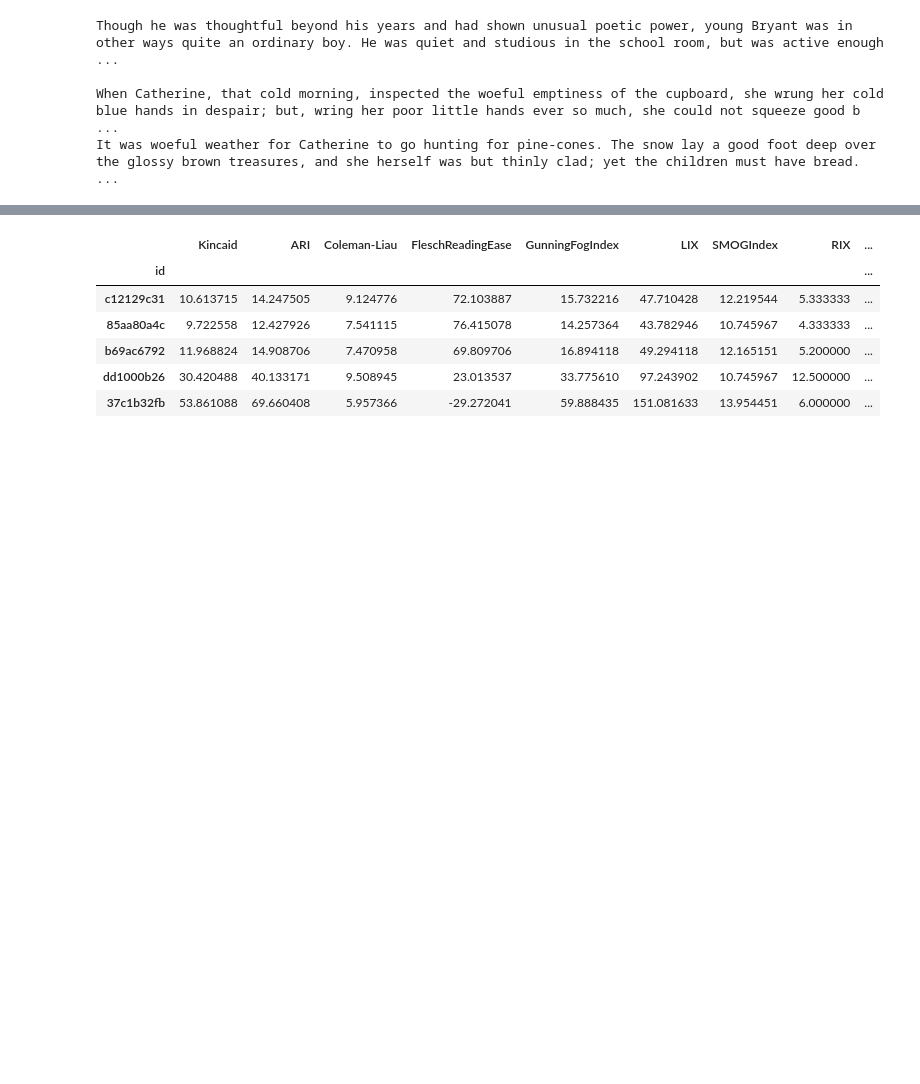
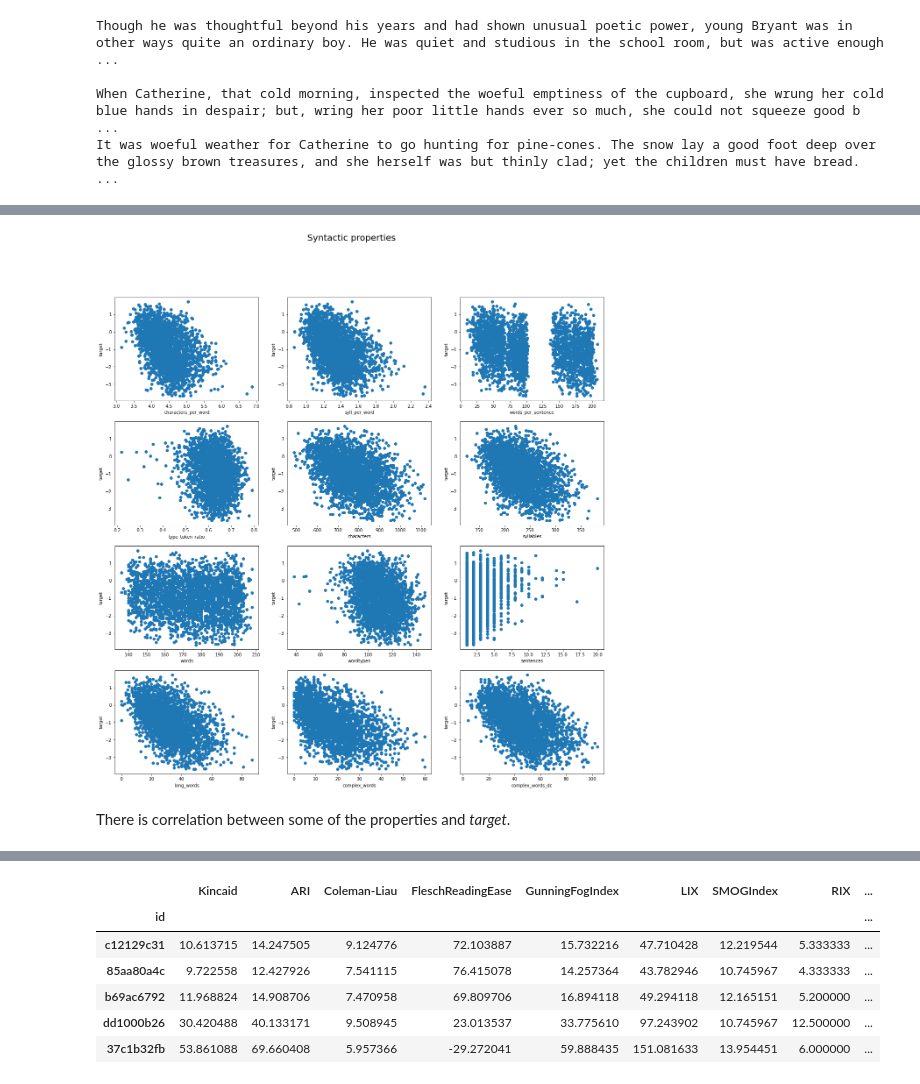
Before and after one commit to xvelichkov/softuni_ai_module, a Jupyter notebook: data_science/FinalProject/Readability Assement Commonlit.ipynb, the cells around one changed output, grey strips where cells are left out. Saved outputs shown, nothing was run; the diff lists cells and outputs as text; code cells hidden in the pictures; blank space fills up the shorter version.

```diff
--- a/data_science/FinalProject/Readability Assement Commonlit.ipynb
+++ b/data_science/FinalProject/Readability Assement Commonlit.ipynb
@@ -198,3 +204,5 @@ Though he was thoughtful beyond his years and had shown unusual poetic power, yo
 
 When Catherine, that cold morning, inspected the woeful emptiness of the cupboard, she wrung her cold blue hands in despair; but, wring her poor little hands ever so much, she could not squeeze good b ...
 It was woeful weather for Catherine to go hunting for pine-cones. The snow lay a good foot deep over the glossy brown treasures, and she herself was but thinly clad; yet the children must have bread.  ...
+# %%
+outlier = readability_data[(readability_data.target == 0) & (readability_data.standard_error == 0)]
@@ -205,3 +220,4 @@ I'm going to use only *excerpt* and *target* columns because *standard_error* ca
 # %%
 readability_data = readability_data[["excerpt", "target"]]
+readability_data = readability_data.drop(outlier.index)
 # %% [markdown]
@@ -220,0 +265,13 @@ assert(True == (readability_data.excerpt.map(langdetect.detect) == 'en').all())
+# %%
+def get_syntactic_properties(excerpt):
+    """ Calculate count of different syntactic properties for an excerpt"""
+    return pd.Series(readability.getmeasures(excerpt)["sentence info"])
+
+readability_syntactic = readability_data.excerpt.apply(get_syntactic_properties)
+
+# all excerpts has 1 paragraph and sentences_per_paragraph so drop the column
+readability_syntactic = readability_syntactic.drop(["paragraphs", "sentences_per_paragraph"], axis=1)
+
+readability_syntactic["target"] = readability_data.target
+
+readability_syntactic.head()
@@ -220,0 +286,11 @@ assert(True == (readability_data.excerpt.map(langdetect.detect) == 'en').all())
+# %%
+plot_scatter_grid(readability_syntactic,
+                  ["characters_per_word", "syll_per_word", "words_per_sentence",
+                   "type_token_ratio", "characters", "syllables", "words",
+                   "wordtypes", "sentences", "long_words", "complex_words",
+                   "complex_words_dc"],
+                  "target", 4, 3, "Syntactic properties")
+# %% [output]
+[figure, added]
+# %% [markdown]
+There is correlation between some of the properties and *target*.
```
Also changed, not shown: parts of 131 cells of this notebook, 1 other file.
